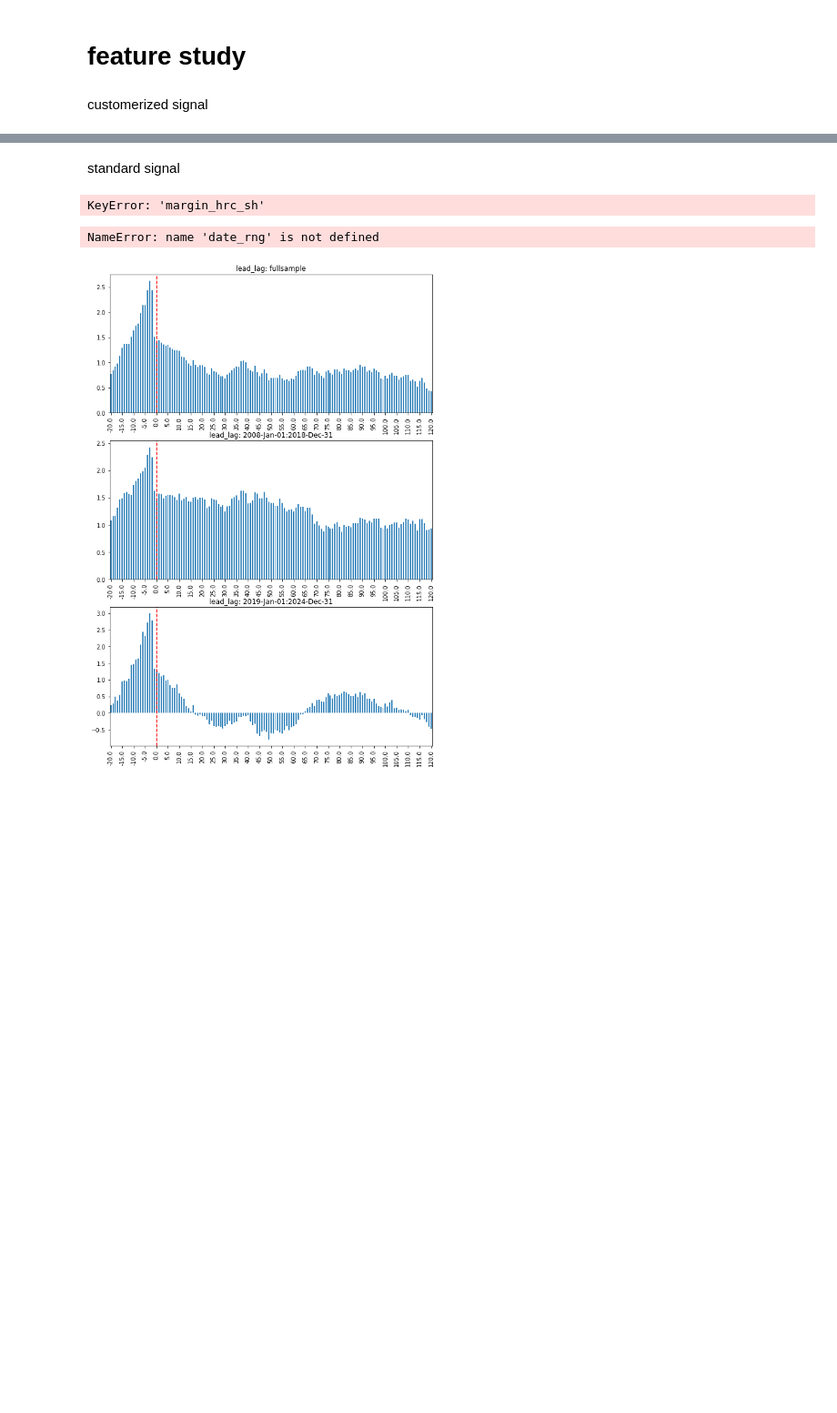
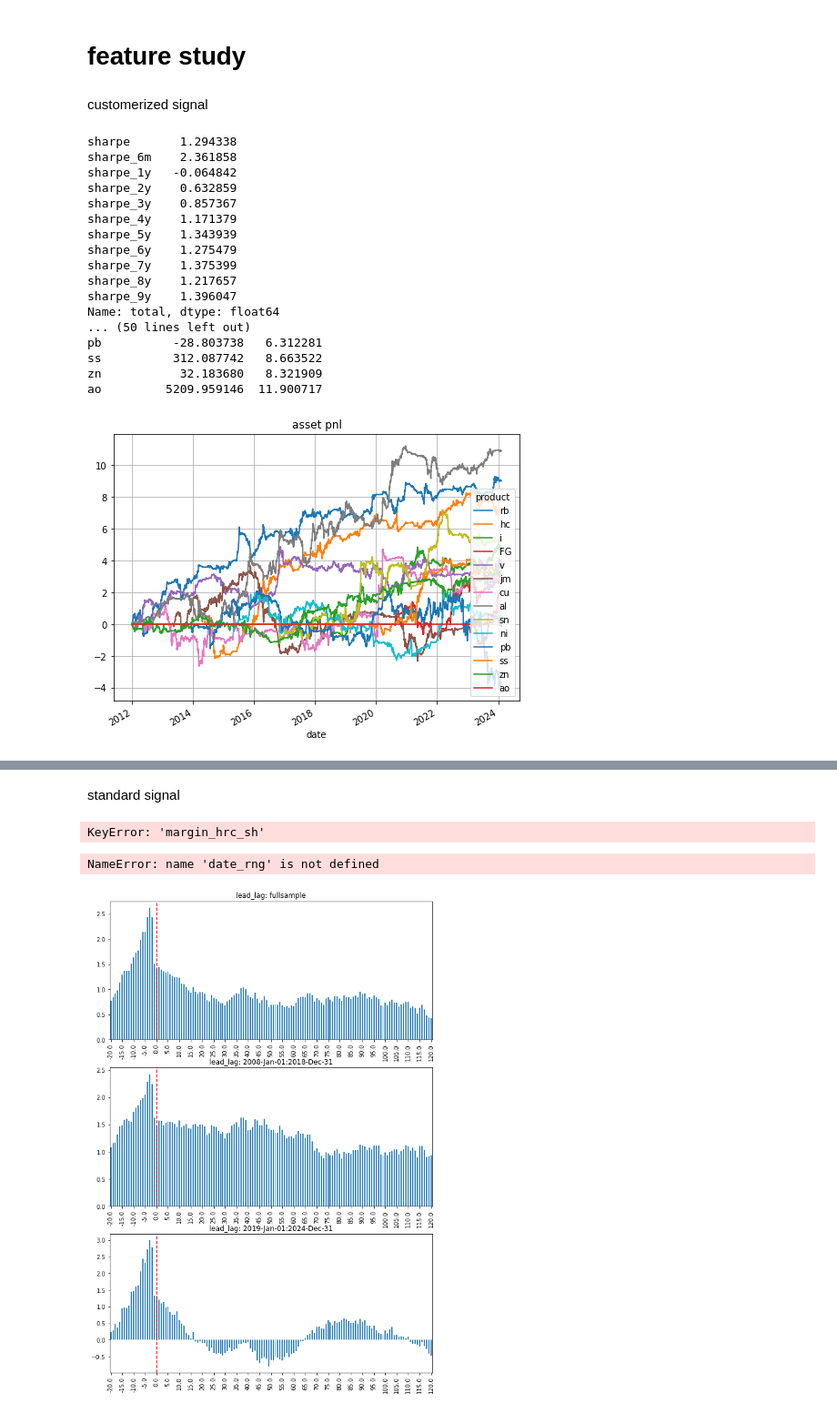
Before and after one commit to harvey1673/pyktrader3, a Jupyter notebook: bktest/bt_signal - phybasis.ipynb, the cells around one changed output, grey strips where cells are left out. Shown at 91% size. Drawn from its saved outputs; the diff is of its cells as text; code cells hidden in the pictures; blank space fills up the shorter version.

```diff
--- a/bktest/bt_signal - phybasis.ipynb
+++ b/bktest/bt_signal - phybasis.ipynb
@@ -274,3 +295,65 @@ df_pxchg = df.loc[:, df.columns.get_level_values(0).isin(empiric_assets)
 #     vol_df[asset] = df_pxchg[asset].rolling(vol_win).std()
 # %% [markdown]
 customerized signal
+# %%
+cutoff='2012-01-01'
+
+signal_cap = [-2, 2]
+signal_func = 'ema'
+
+bullish = True
+#freq='W-Fri'
+
+signal_df = pd.DataFrame(index=df_pxchg.index)
+
+for asset in empiric_assets:
+    feature = f"{asset}_phybasis"
+    feature_ts = spot_df[feature].reindex(index=cdates).ffill().reindex(index=bdates)
+    if asset in ['pb', 'zn', 'sn', 'ss']: #
+        param_rng = [1, 5]
+    else:
+        param_rng = [10, 20]
+
+    signal_ts = calc_conv_signal(feature_ts, signal_func=signal_func, param_rng=param_rng, signal_cap=signal_cap, vol_win=120)
+
+    if not bullish:
+        signal_ts = -signal_ts
+
+    signal_df[asset] = signal_ts.reindex(index=cdates).ffill().reindex(index=df_pxchg.index).ffill()
+signal_df = xs_demean(signal_df)
+signal_df = signal_df.ewm(1).mean()
+holding = generate_holding_from_signal(signal_df, vol_df, risk_scaling=1.0, asset_scaling=False)
+bt_metrics = MetricsBase(holdings=holding[empiric_assets][cutoff:],
+                         returns=df_pxchg[empiric_assets][cutoff:], shift_holdings=1)
+
+pnl_stats = bt_metrics.calculate_pnl_stats(shift=0, use_log_returns=False, tenors=pnl_tenors)
+
+print(pnl_stats['sharpe'])
+print(pnl_stats['asset_sharpe_stats'])
+
+print(pd.DataFrame({key: pnl_stats[key] for key in ['pnl_per_trade', 'turnover']}))
+
+pnl_stats['asset_cumpnl'].plot(figsize=(8,6))
+plt.grid()
+plt.title('asset pnl')
+
+plot_signal_pnl(pnl_stats['portfolio_cumpnl'], signal=signal_ts, asset_price=df_pxchg[empiric_assets[0]].cumsum(), figsize=(8, 12))
+# %% [output]
+sharpe       1.294338
+sharpe_6m    2.361858
+sharpe_1y   -0.064842
+sharpe_2y    0.632859
+sharpe_3y    0.857367
+sharpe_4y    1.171379
+sharpe_5y    1.343939
+sharpe_6y    1.275479
+sharpe_7y    1.375399
+sharpe_8y    1.217657
+sharpe_9y    1.396047
+Name: total, dtype: float64
+... (50 lines left out)
+pb          -28.803738   6.312281
+ss          312.087742   8.663522
+zn           32.183680   8.321909
+ao         5209.959146  11.900717
+[figure, added]
```
Also changed, not shown: parts of 8 cells of this notebook, 8 other files.
